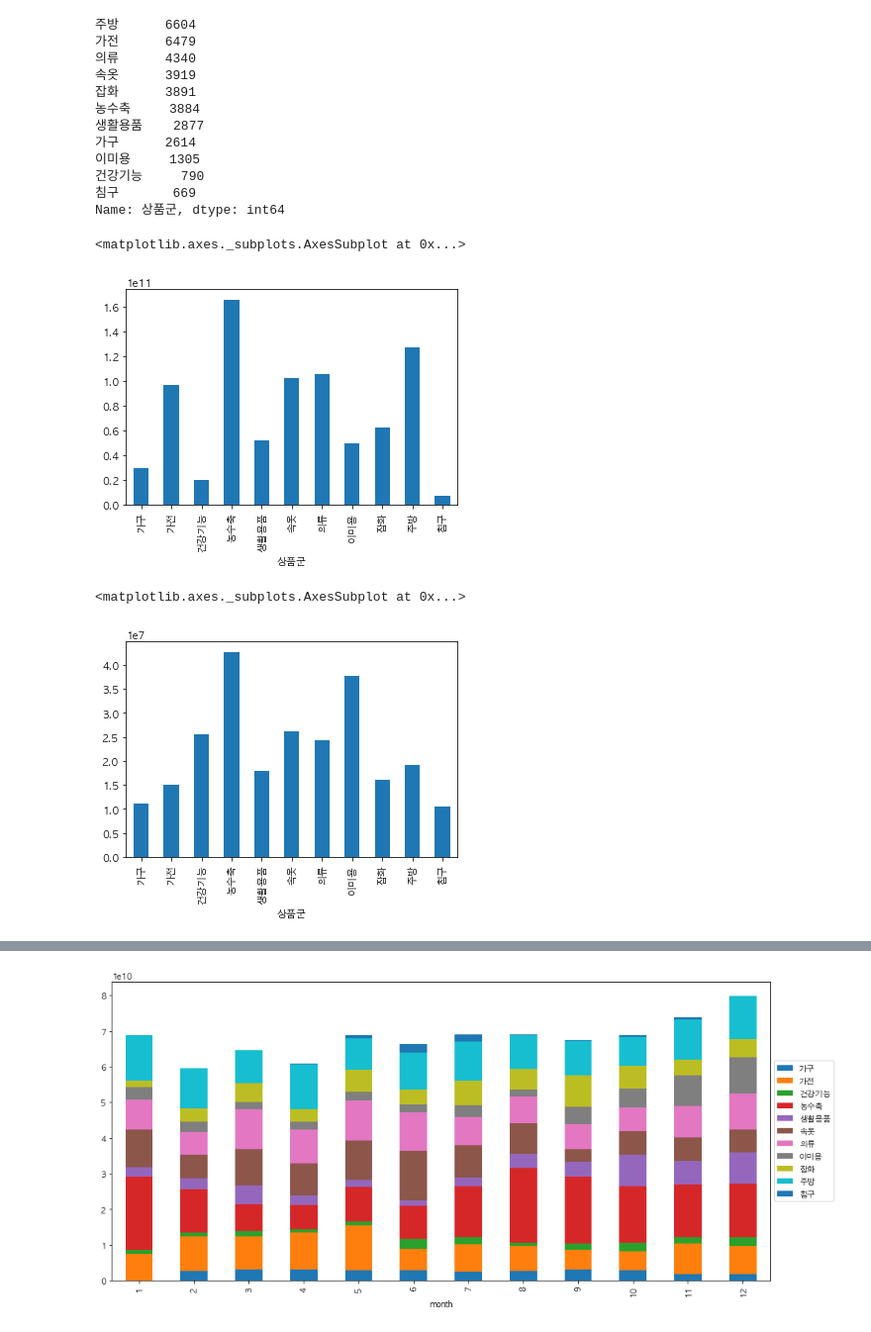
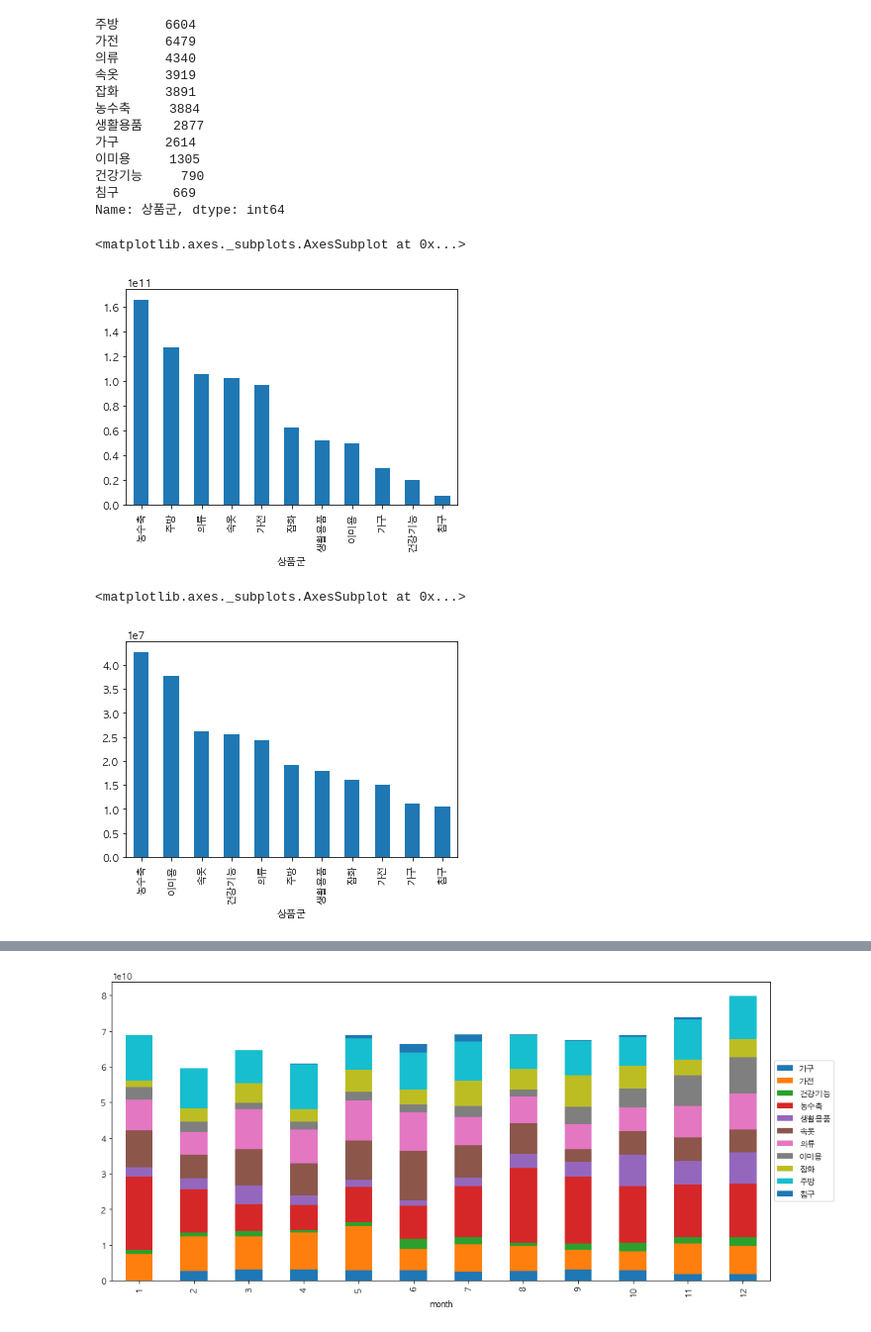
Before and after one commit to narijeong/bigcontest2020, a Jupyter notebook: pre_processing_nari.ipynb, the cells around one changed output, grey strips where cells are left out. Shown: that part at 99% size. Saved outputs shown, nothing was run; the diff lists cells and outputs as text; code cells hidden in the pictures.

```diff
--- a/pre_processing_nari.ipynb
+++ b/pre_processing_nari.ipynb
@@ -89,14 +89,9 @@ def custom(price, total):
     else:
         return total
 
-# sales["취급액"] = sales.apply(lambda x: 0 if x['판매단가'] > x['취급액'] else x['취급액'])
-# sales["취급액"] = sales.apply(lambda x : custom(x["판매단가"], x["취급액"]))
+sales["취급액"] = sales.apply(lambda x : custom(x["판매단가"], x["취급액"]), axis=1)
 
-def new_total(row):
-    if row["판매단가"] > row["취급액"]:
-        return 0
-    else:
-        row["취급액"]
-type(sales)
-# sales['취급액'] = sales.apply(new_total, axis=1)
+# 확인
+print(sum((sales["판매단가"] > sales["취급액"]) & (sales['취급액'] != 0)))
+sales
 # %% [output]
@@ -103,0 +112,8 @@ pandas.core.frame.DataFrame
+# %%
+# month, day, hour, minute, weekday 열 추가
+sales['month'] = pd.DatetimeIndex(sales['방송일시']).month
+sales['day'] = pd.DatetimeIndex(sales['방송일시']).day
+sales['hour'] = pd.DatetimeIndex(sales['방송일시']).hour
+sales['minute'] = pd.DatetimeIndex(sales['방송일시']).minute
+sales['weekday'] = pd.DatetimeIndex(sales['방송일시']).weekday
+sales
@@ -197,12 +227,12 @@ sales.상품군.value_counts()
 침구       669
 Name: 상품군, dtype: int64
 # %%
-sales.groupby(['상품군'])['취급액'].sum().plot.bar()
+sales.groupby(['상품군'])['취급액'].sum().sort_values(ascending=False).plot.bar()
 # %% [output]
 <matplotlib.axes._subplots.AxesSubplot at 0x...>
-[figure, old version]
+[figure, new version]
 # %%
-sales.groupby(['상품군'])['취급액'].mean().plot.bar()
+sales.groupby(['상품군'])['취급액'].mean().sort_values(ascending=False).plot.bar()
 # %% [output]
 <matplotlib.axes._subplots.AxesSubplot at 0x...>
-[figure, old version]
+[figure, new version]
```
Also changed, not shown: parts of 7 cells of this notebook.
